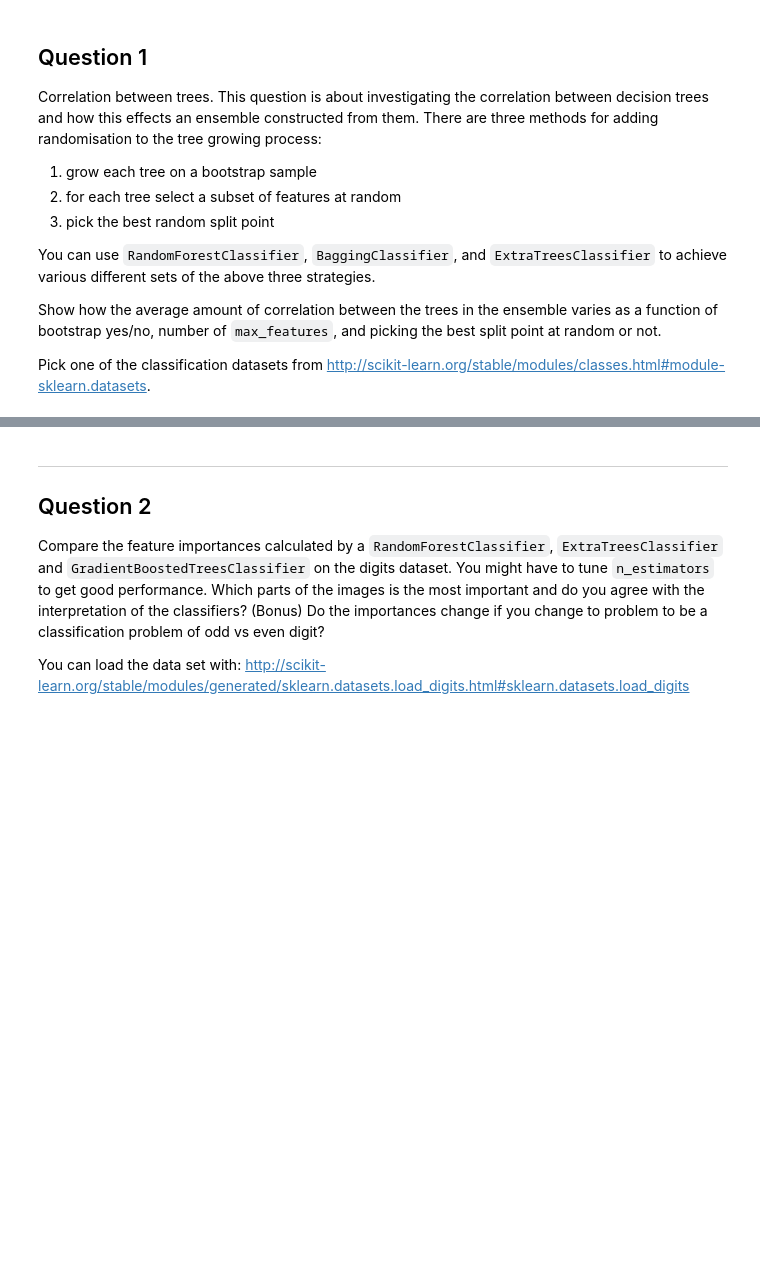
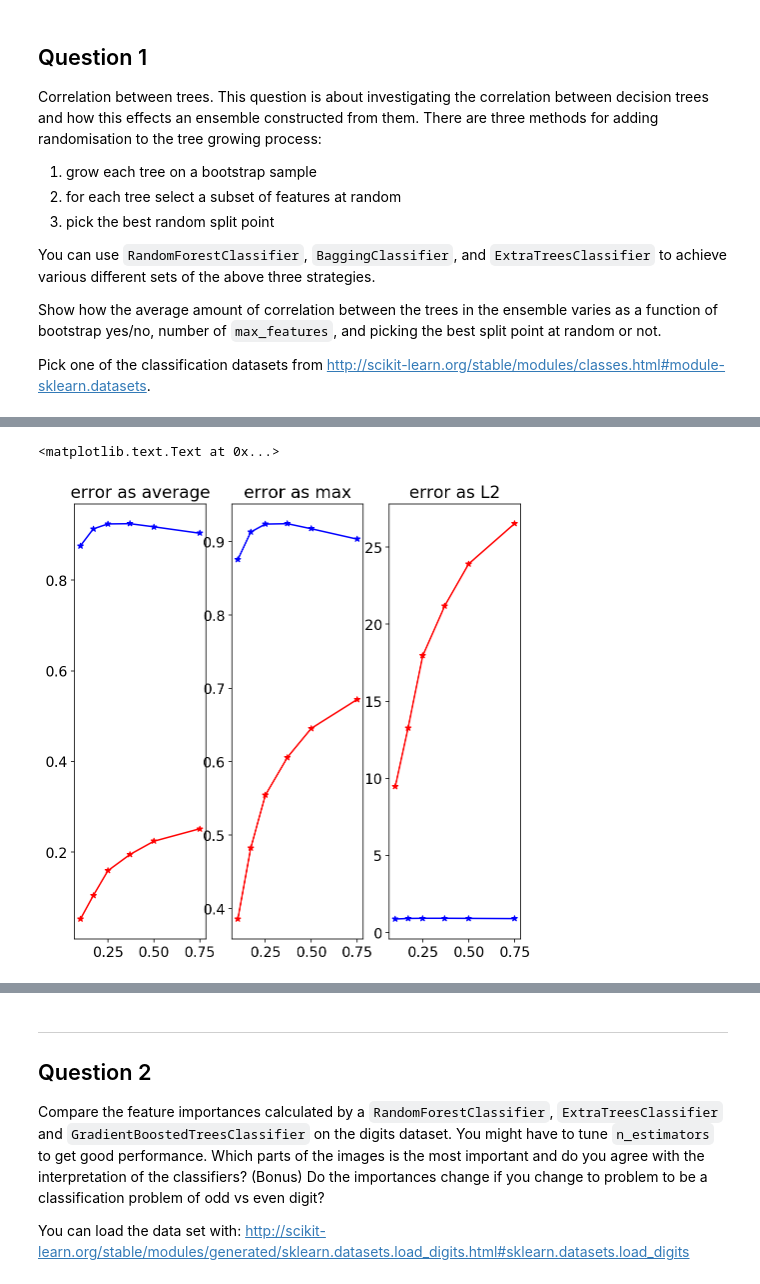
Before and after one commit to sharkovsky/advanced-comp-2017, a Jupyter notebook: 02-trees/exercise-solution.ipynb, the cells around one changed output, grey strips where cells are left out. Cells and saved outputs as stored; diff of their text form; code cells hidden in the pictures; blank space fills up the shorter version.

```diff
--- a/02-trees/exercise-solution.ipynb
+++ b/02-trees/exercise-solution.ipynb
@@ -69,0 +229,10 @@ RandomForestClassifier(bootstrap=True, class_weight=None, criterion='gini',
+# %%
+from sklearn.ensemble import RandomForestClassifier
+from sklearn.model_selection import train_test_split
+
+forest = RandomForestClassifier(n_estimators=50, bootstrap=False)
+errors_avg,errors_max,errors_l2,scores = evaluate_classifier( forest,X_train,y_train,X_val, y_val )
+
+print('avg', np.mean(errors_avg), np.std(errors_avg), np.mean(scores), sep=' -- ')
+print('max', np.mean(errors_max), np.std(errors_max), np.mean(scores), sep=' -- ')
+print('L2', np.mean(errors_l2), np.std(errors_l2), np.mean(scores), sep=' -- ')
@@ -69,0 +250,22 @@ RandomForestClassifier(bootstrap=True, class_weight=None, criterion='gini',
+# %%
+from sklearn.ensemble import BaggingClassifier
+
+errors_means_avg = []
+errors_means_max = []
+errors_means_l2 = []
+score_means = []
+
+#feats_percents = np.logspace(start=-12.0,stop=0.0, num=6, base=1.25)
+feats_percents = [0.1, 0.17, 0.25, 0.37, 0.50, 0.75]
+
+for feat in feats_percents:
+    forest = BaggingClassifier(max_features=feat, n_estimators=50)
+    errors_avg,errors_max,errors_l2,scores = evaluate_classifier_with_bagging( forest,X_train,y_train,X_val, y_val )
+
+    print(feat,'avg', np.mean(errors_avg), np.std(errors_avg), np.mean(scores), sep=' -- ')
+    print(feat,'max', np.mean(errors_max), np.std(errors_max), np.mean(scores), sep=' -- ')
+    print(feat,'L2', np.mean(errors_l2), np.std(errors_l2), np.mean(scores), sep=' -- ')
+    errors_means_avg.append(np.mean(errors_avg))
+    errors_means_max.append(np.mean(errors_max))
+    errors_means_l2.append(np.mean(errors_l2))
+    score_means.append(np.mean(scores))
@@ -69,0 +291,16 @@ RandomForestClassifier(bootstrap=True, class_weight=None, criterion='gini',
+# %%
+ax = plt.subplot(131)
+plt.plot(feats_percents, errors_means_avg, 'r*-')
+plt.plot(feats_percents, score_means, 'b*-')
+ax.set_title('error as average')
+ax = plt.subplot(132)
+plt.plot(feats_percents, errors_means_max, 'r*-')
+plt.plot(feats_percents, score_means, 'b*-')
+ax.set_title('error as max')
+ax = plt.subplot(133)
+plt.plot(feats_percents, errors_means_l2, 'r*-')
+plt.plot(feats_percents, score_means, 'b*-')
+ax.set_title('error as L2')
+# %% [output]
+<matplotlib.text.Text at 0x...>
+[figure, added]
```
Also changed, not shown: parts of 77 cells of this notebook, 8 other files.
